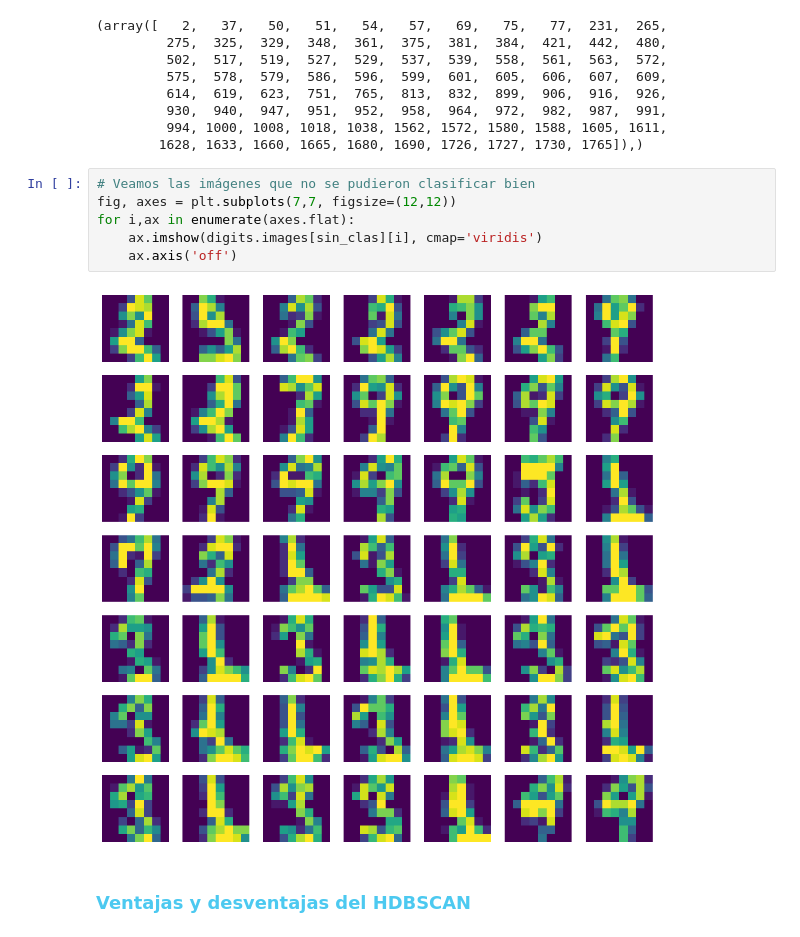
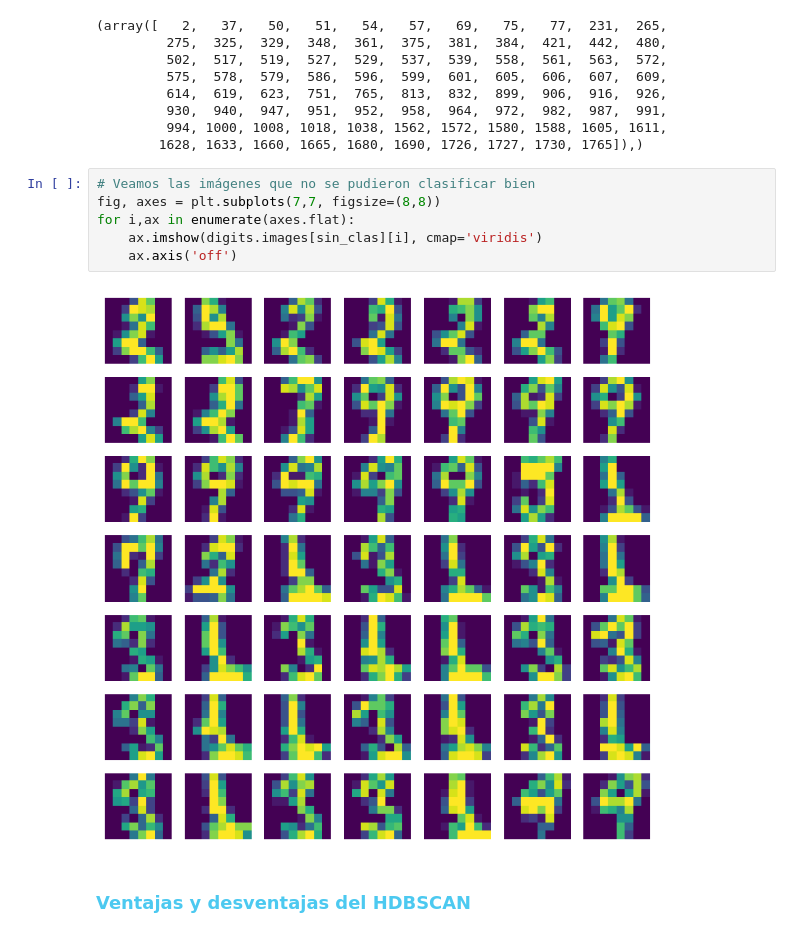
Before and after one commit to Datavaid/HDBSCAN, a Jupyter notebook: HDBSCAN.ipynb, the cells around one changed output. Cells and saved outputs as stored; diff of their text form.

```diff
--- a/HDBSCAN.ipynb
+++ b/HDBSCAN.ipynb
@@ -371,12 +371,12 @@ sin_clas
         1628, 1633, 1660, 1665, 1680, 1690, 1726, 1727, 1730, 1765]),)
 # %%
 # Veamos las imágenes que no se pudieron clasificar bien
-fig, axes = plt.subplots(7,7, figsize=(12,12))
+fig, axes = plt.subplots(7,7, figsize=(8,8))
 for i,ax in enumerate(axes.flat):
     ax.imshow(digits.images[sin_clas][i], cmap='viridis')
     ax.axis('off')
 # %% [output]
-[figure, old version]
+[figure, new version]
 # %% [markdown]
 ### <span style="color:#4CC9F0">Ventajas y desventajas del HDBSCAN </span>
 # %% [markdown]
```
Also changed, not shown: parts of 1 cell of this notebook.
